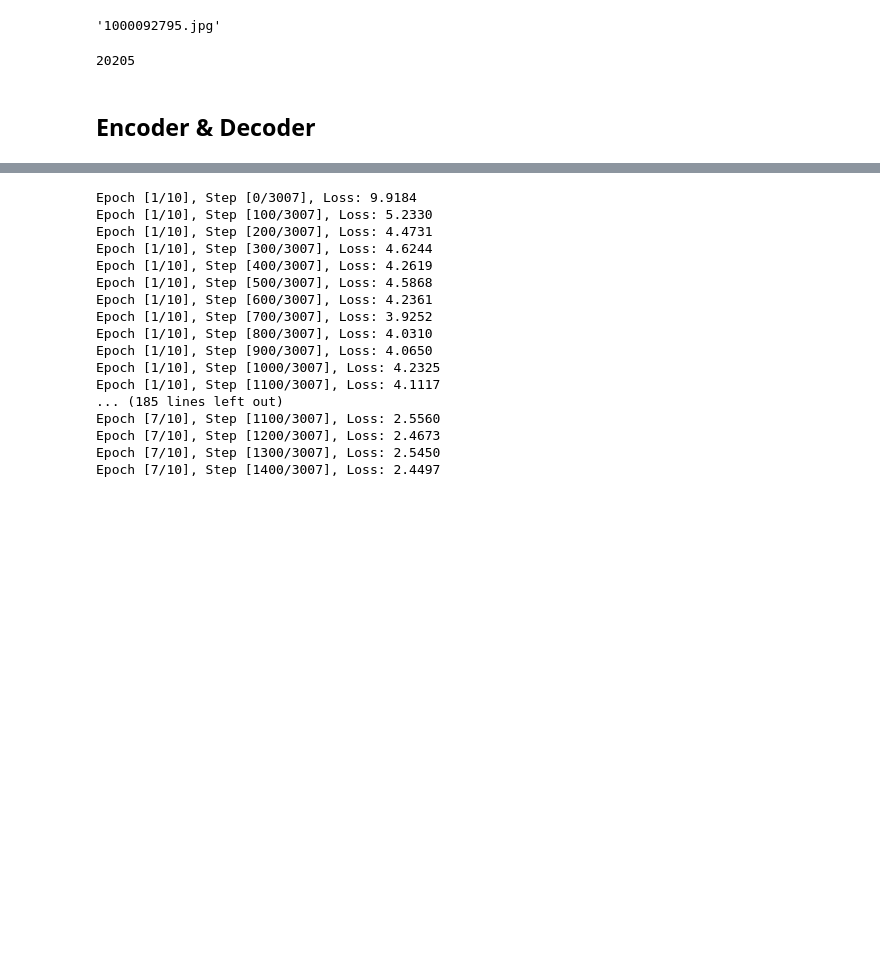
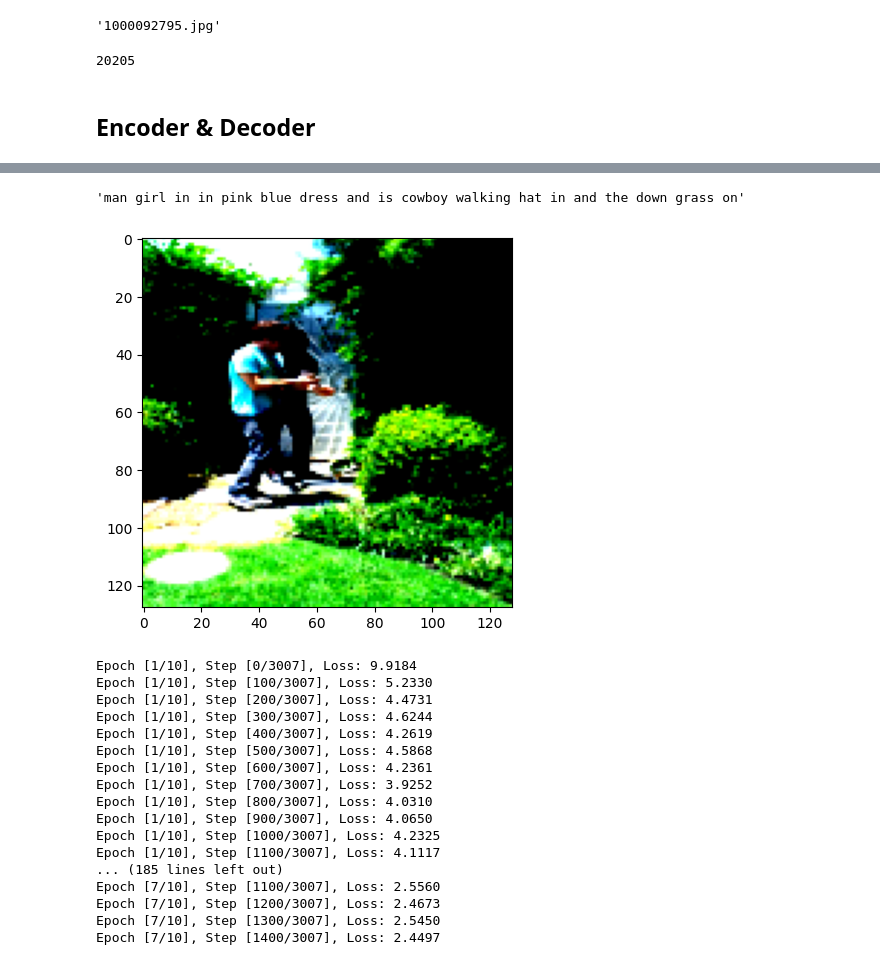
Before and after one commit to shaheriar/Image-Captioning-AI, a Jupyter notebook: CS228FinalProject.ipynb, the cells around one changed output, grey strips where cells are left out. Saved outputs shown, nothing was run; the diff lists cells and outputs as text; code cells hidden in the pictures; blank space fills up the shorter version.

Commit message:
Inference function

```diff
--- a/CS228FinalProject.ipynb
+++ b/CS228FinalProject.ipynb
@@ -259,6 +259,8 @@ criterion = nn.CrossEntropyLoss(ignore_index=dataset.vocab['<PAD>'])
 optimizer = torch.optim.Adam(decoder.parameters(), lr=0.001)
 num_epochs = 10
 for epoch in range(num_epochs):
+  encoder.train()
+  decoder.train()
   i = 0
   for images, captions in train_loader:
       images = images.to(device, dtype=torch.float)
@@ -312,0 +312,13 @@ torch.save(decoder.state_dict(), '/content/drive/MyDrive/ImageCaptioningDataset/
+# %%
+embed_size = 256
+hidden_size = 512
+
+device = torch.device("cuda" if torch.cuda.is_available() else "cpu")
+device = torch.device('mps') if torch.backends.mps.is_available() else device
+
+encoder = Encoder(embed_size)
+decoder = Decoder(embed_size, hidden_size, vocab_size)
+encoder.load_state_dict(torch.load('/content/drive/MyDrive/ImageCaptioningDataset/encoder.pt'))
+decoder.load_state_dict(torch.load('/content/drive/MyDrive/ImageCaptioningDataset/decoder.pt'))
+encoder.to(device)
+decoder.to(device)
@@ -312,0 +333,24 @@ torch.save(decoder.state_dict(), '/content/drive/MyDrive/ImageCaptioningDataset/
+# %%
+def inference_function(image):
+  encoder.eval()
+  decoder.eval()
+
+  features = encoder(image)
+
+  caption = [dataset.vocab['<SOS>']]
+  with torch.no_grad():
+    while len(caption) < dataset.target_len and caption[-1] != dataset.vocab['<EOS>']:
+      # features = features.to(device, dtype=torch.float)
+      captions = torch.tensor(caption).unsqueeze(0).to(device)
+      outputs = decoder(features, captions[:, :-1])
+      _, pred_words = torch.max(outputs,2)
+      pred_words = pred_words.cpu().numpy()
+      caption.append(pred_words[-1][-1])
+
+  full_caption = [dataset.vocab.lookup_token(idx) for idx in caption if dataset.vocab.lookup_token(idx) not in ['<PAD','<SOS>','<EOS>']]
+  return full_caption
+# %%
+normal_image = dataset[0][0]
+image = dataset[0][0].unsqueeze(0)
+image = image.to(device, dtype=torch.float)
+full_caption = inference_function(image)
@@ -312,0 +378,5 @@ torch.save(decoder.state_dict(), '/content/drive/MyDrive/ImageCaptioningDataset/
+# %%
+plt.figure()
+plt.imshow(normal_image.permute(1, 2, 0))
+' '.join(full_caption)
+# %% [output]
@@ -313,3 +384,5 @@ torch.save(decoder.state_dict(), '/content/drive/MyDrive/ImageCaptioningDataset/
+'man girl in in pink blue dress and is cowboy walking hat in and the down grass on'
+[figure, added]
 # %%
 class ImageCaptioningModel(nn.Module):
     def __init__(self, embed_size, hidden_size, vocab_size):
```
Also changed, not shown: parts of 9 cells of this notebook.
